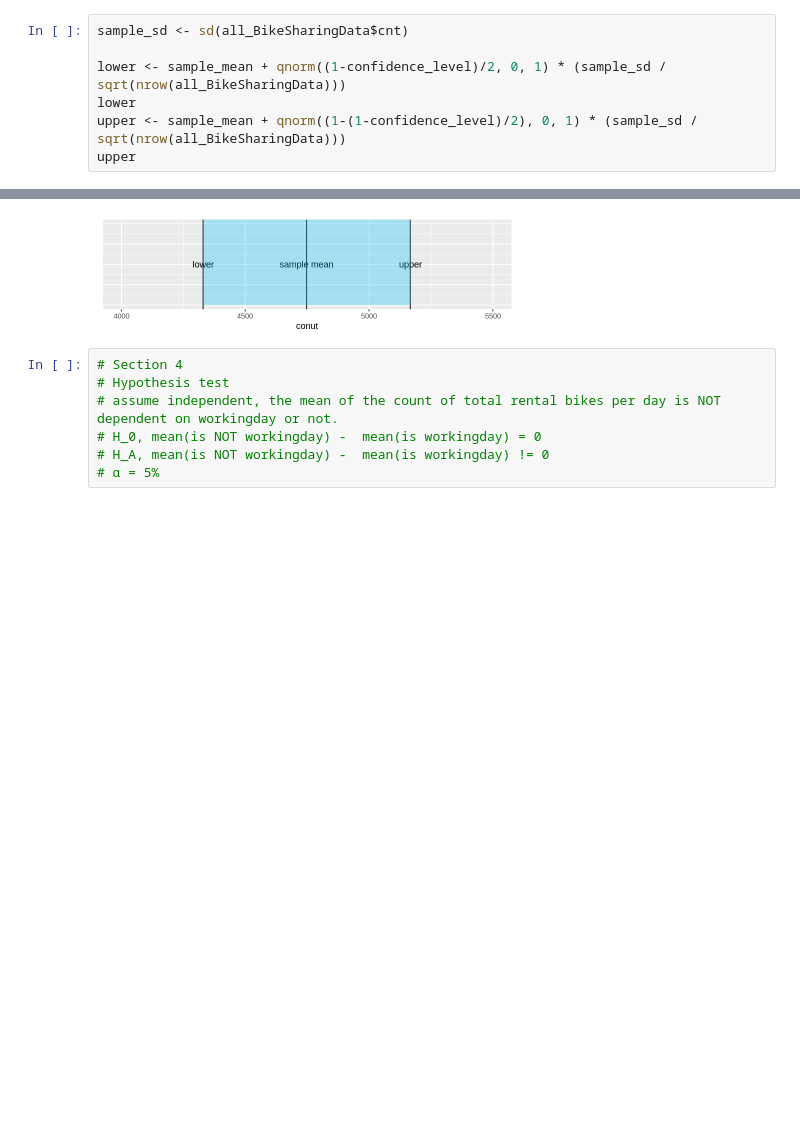
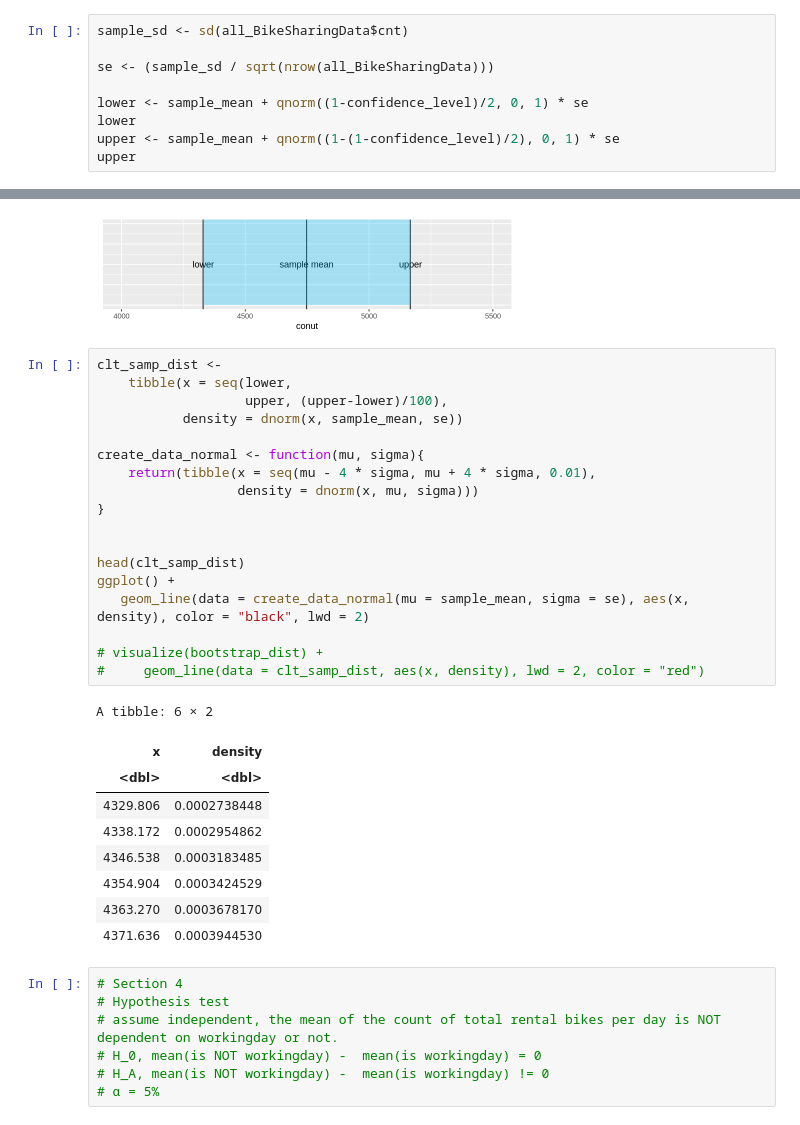
Before and after one commit to Sparsh16/STAT-201-Group-Project, a Jupyter notebook: code/code.ipynb, the cells around one changed output, grey strips where cells are left out. Cells and saved outputs as stored; diff of their text form; blank space fills up the shorter version.

```diff
--- a/code/code.ipynb
+++ b/code/code.ipynb
@@ -274,9 +284,11 @@ ci_plot_se
 # %%
 sample_sd <- sd(all_BikeSharingData$cnt)
 
-lower <- sample_mean + qnorm((1-confidence_level)/2, 0, 1) * (sample_sd / sqrt(nrow(all_BikeSharingData)))
+se <- (sample_sd / sqrt(nrow(all_BikeSharingData)))
+
+lower <- sample_mean + qnorm((1-confidence_level)/2, 0, 1) * se
 lower
-upper <- sample_mean + qnorm((1-(1-confidence_level)/2), 0, 1) * (sample_sd / sqrt(nrow(all_BikeSharingData)))
+upper <- sample_mean + qnorm((1-(1-confidence_level)/2), 0, 1) * se
 upper
 # %% [output]
 [1] 4329.806
@@ -305,6 +317,34 @@ ci_plot_CLT
 options(repr.plot.width = default_plot_width, repr.plot.height = default_plot_height)
 # %% [output]
 [figure]
+# %%
+clt_samp_dist <-
+    tibble(x = seq(lower,
+                   upper, (upper-lower)/100),
+           density = dnorm(x, sample_mean, se))
+
+create_data_normal <- function(mu, sigma){
+    return(tibble(x = seq(mu - 4 * sigma, mu + 4 * sigma, 0.01),
+                  density = dnorm(x, mu, sigma)))
+}
+
+
+head(clt_samp_dist)
+ggplot() +
+   geom_line(data = create_data_normal(mu = sample_mean, sigma = se), aes(x, density), color = "black", lwd = 2)
+
+# visualize(bootstrap_dist) +
+#     geom_line(data = clt_samp_dist, aes(x, density), lwd = 2, color = "red")
+# %% [output]
+A tibble: 6 × 2
+| x | density |
+| <dbl> | <dbl> |
+| 4329.806 | 0.0002738448 |
+| 4338.172 | 0.0002954862 |
+| 4346.538 | 0.0003183485 |
+| 4354.904 | 0.0003424529 |
+| 4363.270 | 0.0003678170 |
+| 4371.636 | 0.0003944530 |
 # %%
 # Section 4
 # Hypothesis test
```
Also changed, not shown: parts of 4 cells of this notebook, 1 other file.
